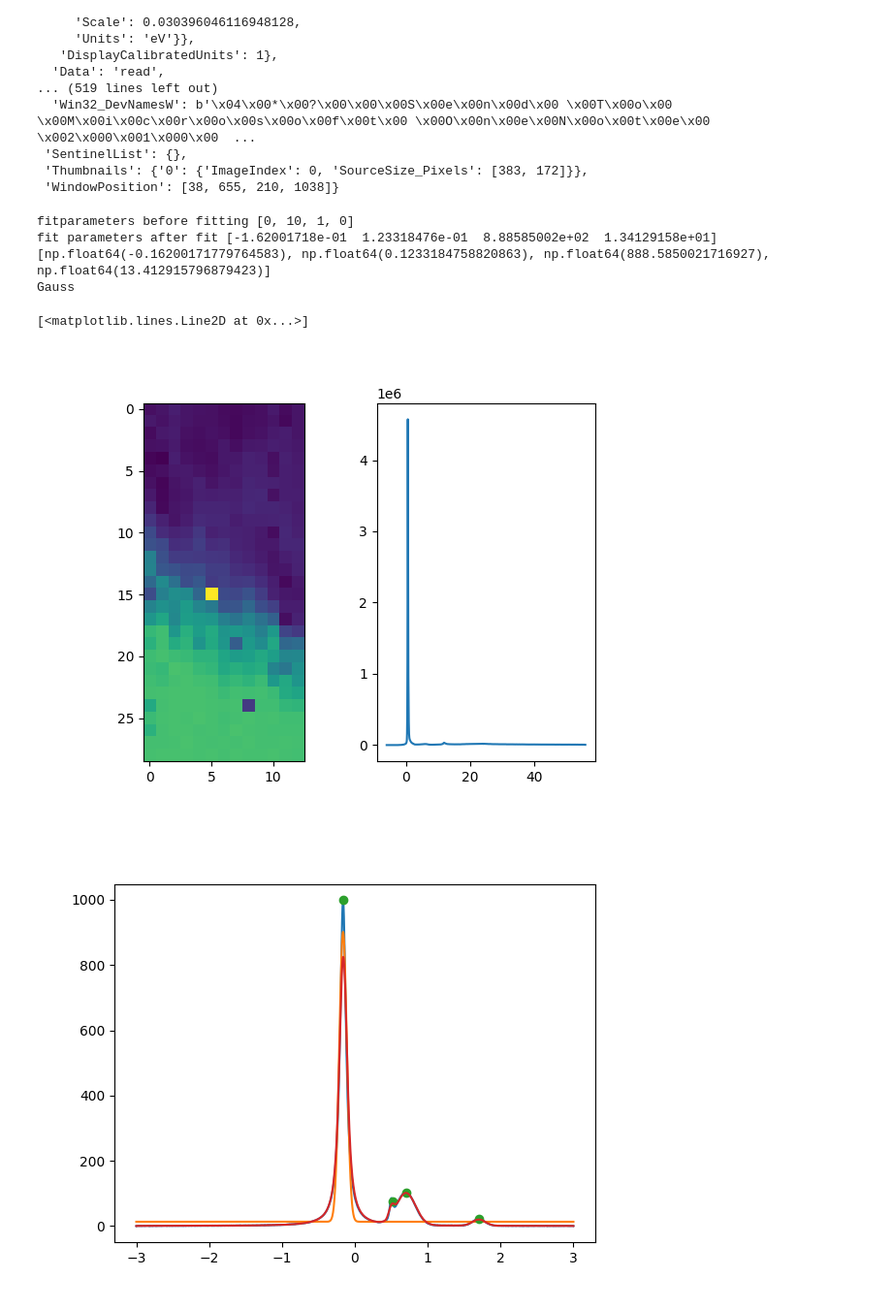
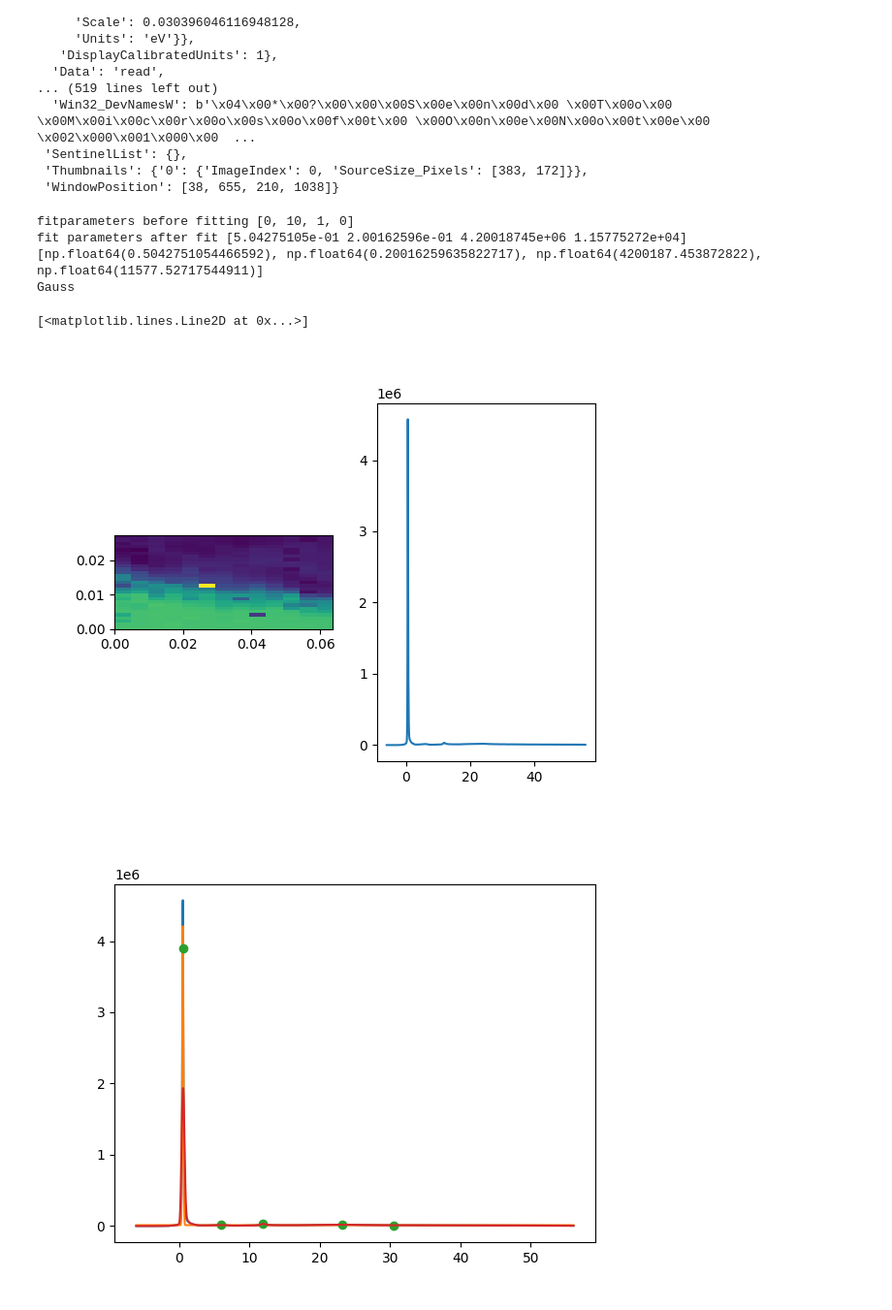
Before and after one commit to MTLphys/FittingFunctions, a Jupyter notebook: PeakFit/TryingPeakfit.ipynb, the cells around one changed output. Shown: that part at 97% size. Cells and saved outputs as stored; diff of their text form; code cells hidden in the pictures.

```diff
--- a/PeakFit/TryingPeakfit.ipynb
+++ b/PeakFit/TryingPeakfit.ipynb
@@ -206,43 +206,44 @@ data['Channel_000'].original_metadata
 import pyTEMlib.file_tools as ft
 import matplotlib.pyplot as plt
 import numpy as np
+from Peakfit import Fitter
 directory = '/home/matthew/Desktop/TEM&EELS UTK MARCH23/2023-03-14-InP-Au-20230323T180533Z-001/2023-03-14-InP-Au/'
 file = '12-eels.dm3'
 data= ft.open_file(directory+file)
 xdims = data['Channel_000'].get_dimension_by_number(0)[0]
 ydims = data['Channel_000'].get_dimension_by_number(1)[0]
 sdims = data['Channel_000'].get_dimension_by_number(2)[0]
 pos = [15,5]
 
 imagedata = np.max(data['Channel_000'],axis=2)
 
 mask = np.zeros_like(imagedata)
 mask[pos[0],pos[1]]= np.max(imagedata)
 fig,ax = plt.subplots(1,2)
-ax[0].imshow(imagedata+mask)
+ax[0].imshow(imagedata+mask,extent=[xdims[0],xdims[-1],ydims[0],ydims[-1]])
 
 ax[1].plot(sdims,data['Channel_000'][pos[0],pos[1]])
 
-
-
+x = sdims
+y = data['Channel_000'][pos[0],pos[1]]
 
 f = Fitter()
-xpeak,ypeak,filtered = f.peakid(x,y,filt='hanning',filtwidth=30,cutoff=5)
+xpeak,ypeak,filtered = f.peakid(x,y,filt='hanning',filtwidth=30,cutoff=1.1e4)
 f.fit1d(x,y)
 
 fig,ax = plt.subplots(1)
 ax.plot(x,y)
 args = f.getargs()
 print(args)
 fit = f.pltfunct(x)
 ax.plot(x,fit)
 ax.plot(xpeak,ypeak,'o')
 ax.plot(x,filtered)
 # %% [output]
 fitparameters before fitting [0, 10, 1, 0]
-fit parameters after fit [-1.62001718e-01  1.23318476e-01  8.88585002e+02  1.34129158e+01]
-[np.float64(-0.16200171779764583), np.float64(0.1233184758820863), np.float64(888.5850021716927), np.float64(13.412915796879423)]
+fit parameters after fit [5.04275105e-01 2.00162596e-01 4.20018745e+06 1.15775272e+04]
+[np.float64(0.5042751054466592), np.float64(0.20016259635822717), np.float64(4200187.453872822), np.float64(11577.52717544911)]
 Gauss
 [<matplotlib.lines.Line2D at 0x...>]
-[figure, old version]
+[figure, new version]
-[figure, old version]
+[figure, new version]
```
Also changed, not shown: 1 other file.
